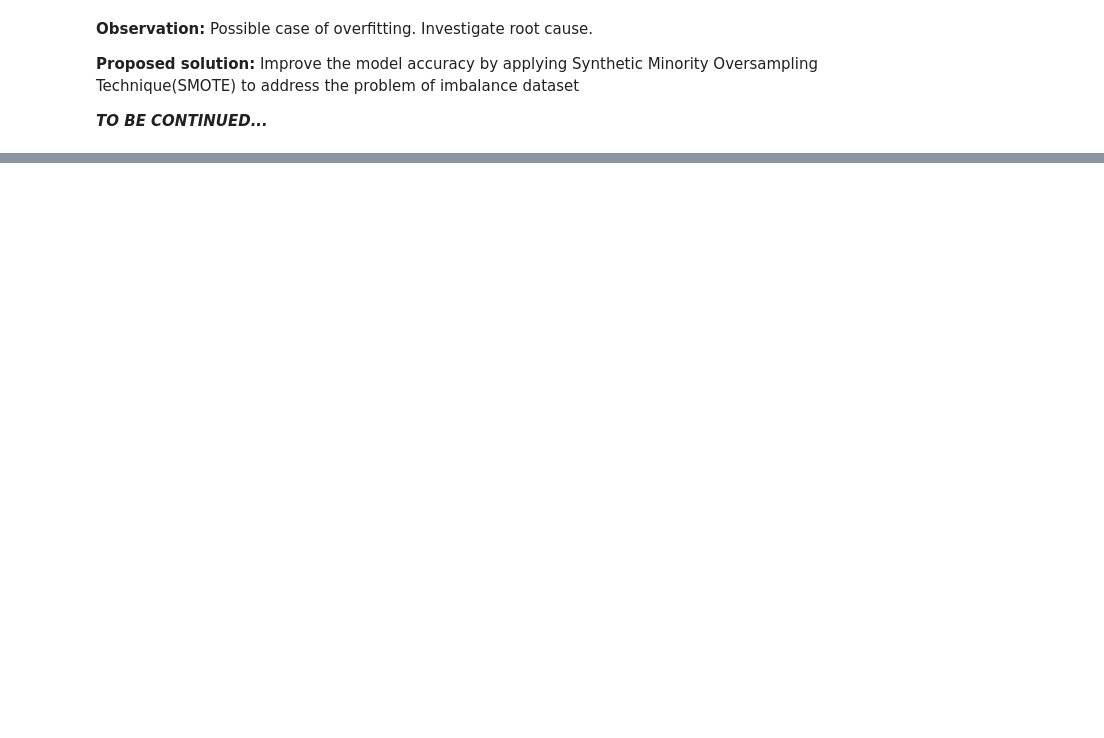
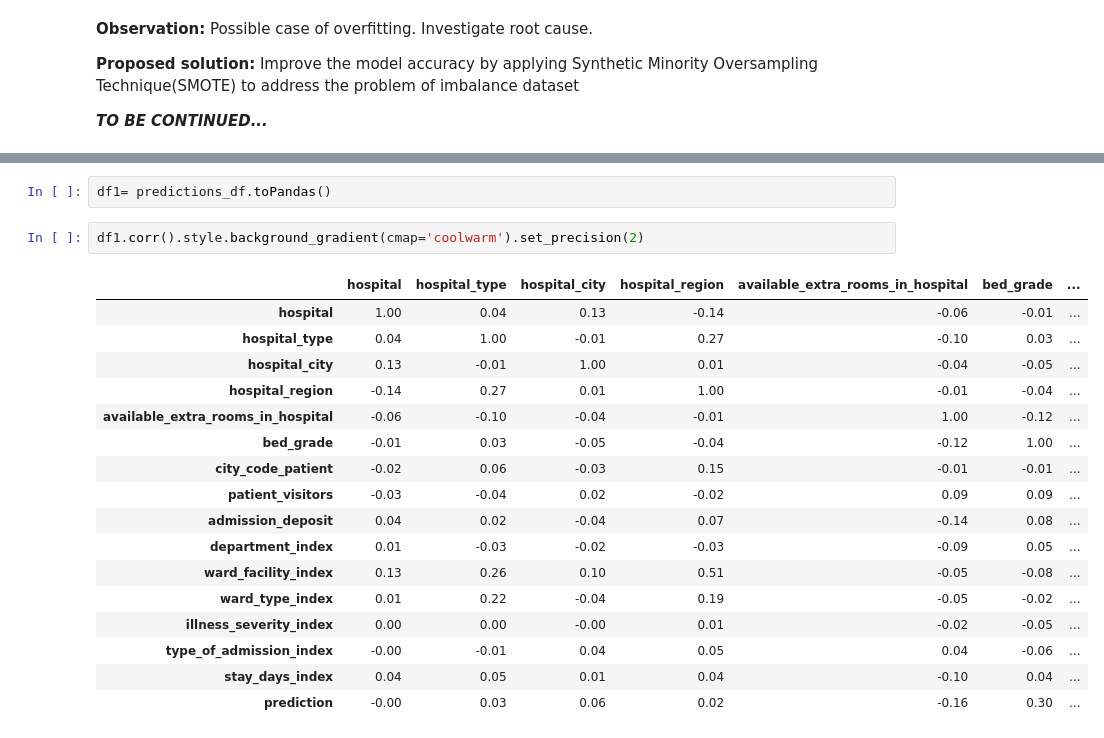
Before and after one commit to taiwotman/TaiwotmanGoogleColab, a Jupyter notebook: COVID_HOSPITAL_TREATMENT_Predicting_Patient's_Length_of_Stay(LOS)_using_Kaggle_Data.ipynb, the cells around one changed output, grey strips where cells are left out. Drawn from its saved outputs; the diff is of its cells as text; blank space fills up the shorter version.

```diff
--- a/COVID_HOSPITAL_TREATMENT_Predicting_Patient's_Length_of_Stay(LOS)_using_Kaggle_Data.ipynb
+++ b/COVID_HOSPITAL_TREATMENT_Predicting_Patient's_Length_of_Stay(LOS)_using_Kaggle_Data.ipynb
@@ -557,0 +568,22 @@ Model name: RandomForest
+# %%
+df1= predictions_df.toPandas()
+# %%
+df1.corr().style.background_gradient(cmap='coolwarm').set_precision(2)
+# %% [output]
+|  | hospital | hospital_type | hospital_city | hospital_region | available_extra_rooms_in_hospital | bed_grade | ... |
+| hospital | 1.00 | 0.04 | 0.13 | -0.14 | -0.06 | -0.01 | ... |
+| hospital_type | 0.04 | 1.00 | -0.01 | 0.27 | -0.10 | 0.03 | ... |
+| hospital_city | 0.13 | -0.01 | 1.00 | 0.01 | -0.04 | -0.05 | ... |
+| hospital_region | -0.14 | 0.27 | 0.01 | 1.00 | -0.01 | -0.04 | ... |
+| available_extra_rooms_in_hospital | -0.06 | -0.10 | -0.04 | -0.01 | 1.00 | -0.12 | ... |
+| bed_grade | -0.01 | 0.03 | -0.05 | -0.04 | -0.12 | 1.00 | ... |
+| city_code_patient | -0.02 | 0.06 | -0.03 | 0.15 | -0.01 | -0.01 | ... |
+| patient_visitors | -0.03 | -0.04 | 0.02 | -0.02 | 0.09 | 0.09 | ... |
+| admission_deposit | 0.04 | 0.02 | -0.04 | 0.07 | -0.14 | 0.08 | ... |
+| department_index | 0.01 | -0.03 | -0.02 | -0.03 | -0.09 | 0.05 | ... |
+| ward_facility_index | 0.13 | 0.26 | 0.10 | 0.51 | -0.05 | -0.08 | ... |
+| ward_type_index | 0.01 | 0.22 | -0.04 | 0.19 | -0.05 | -0.02 | ... |
+| illness_severity_index | 0.00 | 0.00 | -0.00 | 0.01 | -0.02 | -0.05 | ... |
+| type_of_admission_index | -0.00 | -0.01 | 0.04 | 0.05 | 0.04 | -0.06 | ... |
+| stay_days_index | 0.04 | 0.05 | 0.01 | 0.04 | -0.10 | 0.04 | ... |
+| prediction | -0.00 | 0.03 | 0.06 | 0.02 | -0.16 | 0.30 | ... |
```
Also changed, not shown: parts of 7 cells of this notebook.
